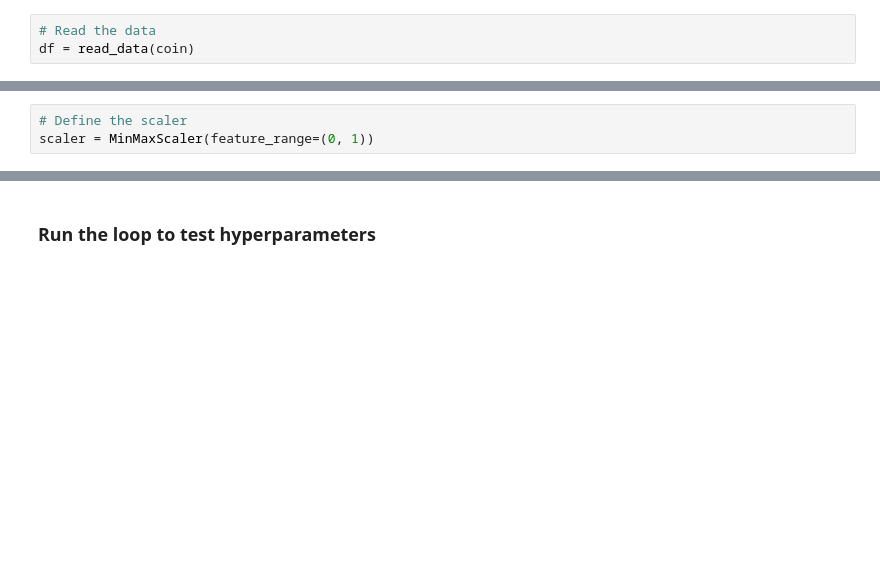
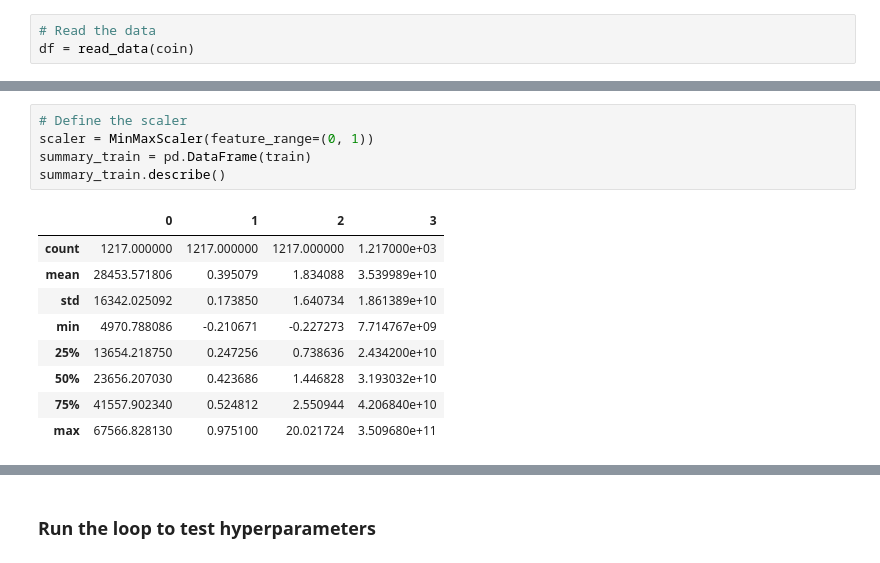
Before and after one commit to Aidasvenc/sentiment-analysis, a Jupyter notebook: GeneralLSTM.ipynb, the cells around one changed output, grey strips where cells are left out. Drawn from its saved outputs; the diff is of its cells as text; blank space fills up the shorter version.

```diff
--- a/GeneralLSTM.ipynb
+++ b/GeneralLSTM.ipynb
@@ -185,6 +185,18 @@ print(test.shape)
 # %%
 # Define the scaler
 scaler = MinMaxScaler(feature_range=(0, 1))
+summary_train = pd.DataFrame(train)
+summary_train.describe()
+# %% [output]
+|  | 0 | 1 | 2 | 3 |
+| count | 1217.000000 | 1217.000000 | 1217.000000 | 1.217000e+03 |
+| mean | 28453.571806 | 0.395079 | 1.834088 | 3.539989e+10 |
+| std | 16342.025092 | 0.173850 | 1.640734 | 1.861389e+10 |
+| min | 4970.788086 | -0.210671 | -0.227273 | 7.714767e+09 |
+| 25% | 13654.218750 | 0.247256 | 0.738636 | 2.434200e+10 |
+| 50% | 23656.207030 | 0.423686 | 1.446828 | 3.193032e+10 |
+| 75% | 41557.902340 | 0.524812 | 2.550944 | 4.206840e+10 |
+| max | 67566.828130 | 0.975100 | 20.021724 | 3.509680e+11 |
 # %%
 # Scale the features
 train_scaled, validation_scaled, test_scaled = scale_features(scaler, train, validation, test)
```
Also changed, not shown: parts of 16 cells of this notebook.
